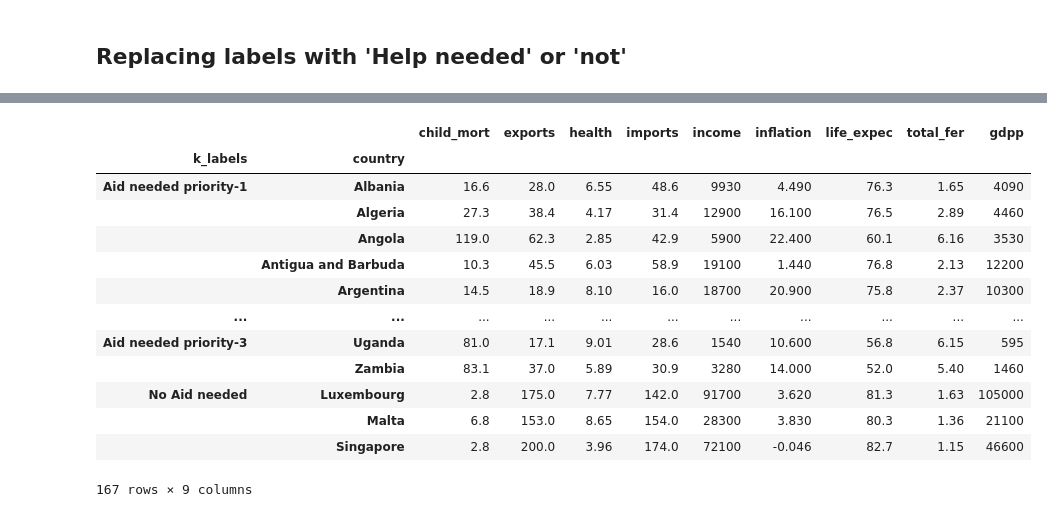
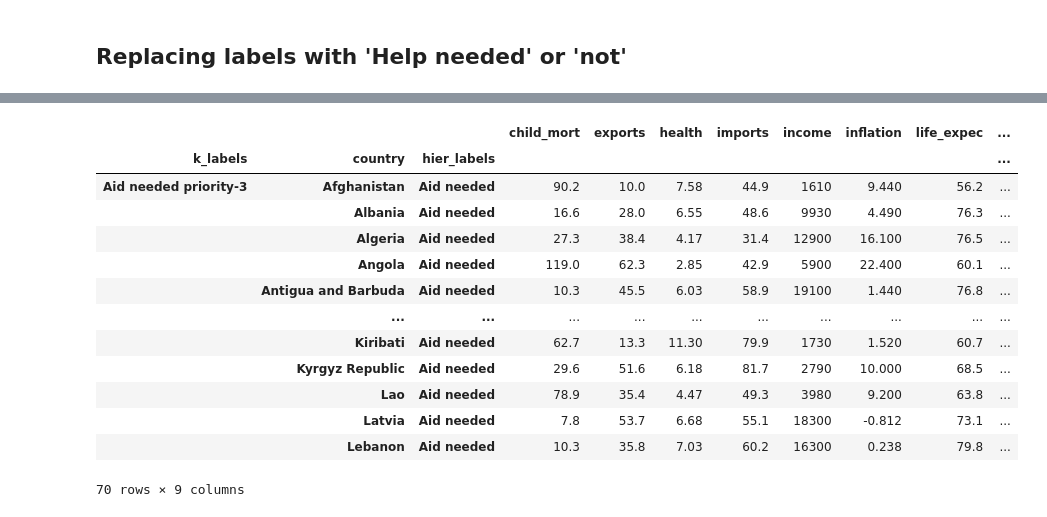
Before and after one commit to hej6853/Rowdy_Rooster_Project3, a Jupyter notebook: Aid to Underdeveloped Countries/ML_Aid to Underdeveloped Countries.ipynb, the cells around one changed output, grey strips where cells are left out. Drawn from its saved outputs; the diff is of its cells as text; code cells hidden in the pictures.

```diff
--- a/Aid to Underdeveloped Countries/ML_Aid to Underdeveloped Countries.ipynb
+++ b/Aid to Underdeveloped Countries/ML_Aid to Underdeveloped Countries.ipynb
@@ -282,9 +312,11 @@ df.head()
 # %% [markdown]
 ## Replacing labels with 'Help needed' or 'not'
 # %%
-df = df.replace({'k_labels': {0: 'Aid needed priority-1',
-                          1:'Aid needed priority-2',
+df = df.replace({'k_labels': {0: 'Aid needed priority-3',
+                          1:'No Aid needed',
                           2:'Aid needed priority-3',
                           3:'No Aid needed'},
                 'hier_labels': {0: 'Aid needed',
                                1: 'No Aid needed'}})
+
+df
@@ -291,17 +337,18 @@ df = df.replace({'k_labels': {0: 'Aid needed priority-1',
 # %%
-df.groupby(['k_labels','country']).mean()
+test = df.groupby(['k_labels','country','hier_labels']).mean()
+test.head(70)
 # %% [output]
-|  |  | child_mort | exports | health | imports | income | inflation | life_expec | total_fer | gdpp |
-| k_labels | country |  |  |  |  |  |  |  |  |  |
-| Aid needed priority-1 | Albania | 16.6 | 28.0 | 6.55 | 48.6 | 9930 | 4.490 | 76.3 | 1.65 | 4090 |
-|  | Algeria | 27.3 | 38.4 | 4.17 | 31.4 | 12900 | 16.100 | 76.5 | 2.89 | 4460 |
-|  | Angola | 119.0 | 62.3 | 2.85 | 42.9 | 5900 | 22.400 | 60.1 | 6.16 | 3530 |
-|  | Antigua and Barbuda | 10.3 | 45.5 | 6.03 | 58.9 | 19100 | 1.440 | 76.8 | 2.13 | 12200 |
-|  | Argentina | 14.5 | 18.9 | 8.10 | 16.0 | 18700 | 20.900 | 75.8 | 2.37 | 10300 |
-| ... | ... | ... | ... | ... | ... | ... | ... | ... | ... | ... |
-| Aid needed priority-3 | Uganda | 81.0 | 17.1 | 9.01 | 28.6 | 1540 | 10.600 | 56.8 | 6.15 | 595 |
-|  | Zambia | 83.1 | 37.0 | 5.89 | 30.9 | 3280 | 14.000 | 52.0 | 5.40 | 1460 |
-| No Aid needed | Luxembourg | 2.8 | 175.0 | 7.77 | 142.0 | 91700 | 3.620 | 81.3 | 1.63 | 105000 |
-|  | Malta | 6.8 | 153.0 | 8.65 | 154.0 | 28300 | 3.830 | 80.3 | 1.36 | 21100 |
-|  | Singapore | 2.8 | 200.0 | 3.96 | 174.0 | 72100 | -0.046 | 82.7 | 1.15 | 46600 |
+|  |  |  | child_mort | exports | health | imports | income | inflation | life_expec | ... |
+| k_labels | country | hier_labels |  |  |  |  |  |  |  | ... |
+| Aid needed priority-3 | Afghanistan | Aid needed | 90.2 | 10.0 | 7.58 | 44.9 | 1610 | 9.440 | 56.2 | ... |
+|  | Albania | Aid needed | 16.6 | 28.0 | 6.55 | 48.6 | 9930 | 4.490 | 76.3 | ... |
+|  | Algeria | Aid needed | 27.3 | 38.4 | 4.17 | 31.4 | 12900 | 16.100 | 76.5 | ... |
+|  | Angola | Aid needed | 119.0 | 62.3 | 2.85 | 42.9 | 5900 | 22.400 | 60.1 | ... |
+|  | Antigua and Barbuda | Aid needed | 10.3 | 45.5 | 6.03 | 58.9 | 19100 | 1.440 | 76.8 | ... |
+|  | ... | ... | ... | ... | ... | ... | ... | ... | ... | ... |
+|  | Kiribati | Aid needed | 62.7 | 13.3 | 11.30 | 79.9 | 1730 | 1.520 | 60.7 | ... |
+|  | Kyrgyz Republic | Aid needed | 29.6 | 51.6 | 6.18 | 81.7 | 2790 | 10.000 | 68.5 | ... |
+|  | Lao | Aid needed | 78.9 | 35.4 | 4.47 | 49.3 | 3980 | 9.200 | 63.8 | ... |
+|  | Latvia | Aid needed | 7.8 | 53.7 | 6.68 | 55.1 | 18300 | -0.812 | 73.1 | ... |
+|  | Lebanon | Aid needed | 10.3 | 35.8 | 7.03 | 60.2 | 16300 | 0.238 | 79.8 | ... |
-167 rows × 9 columns
+70 rows × 9 columns
```
Also changed, not shown: parts of 11 cells of this notebook, 4 other files.
